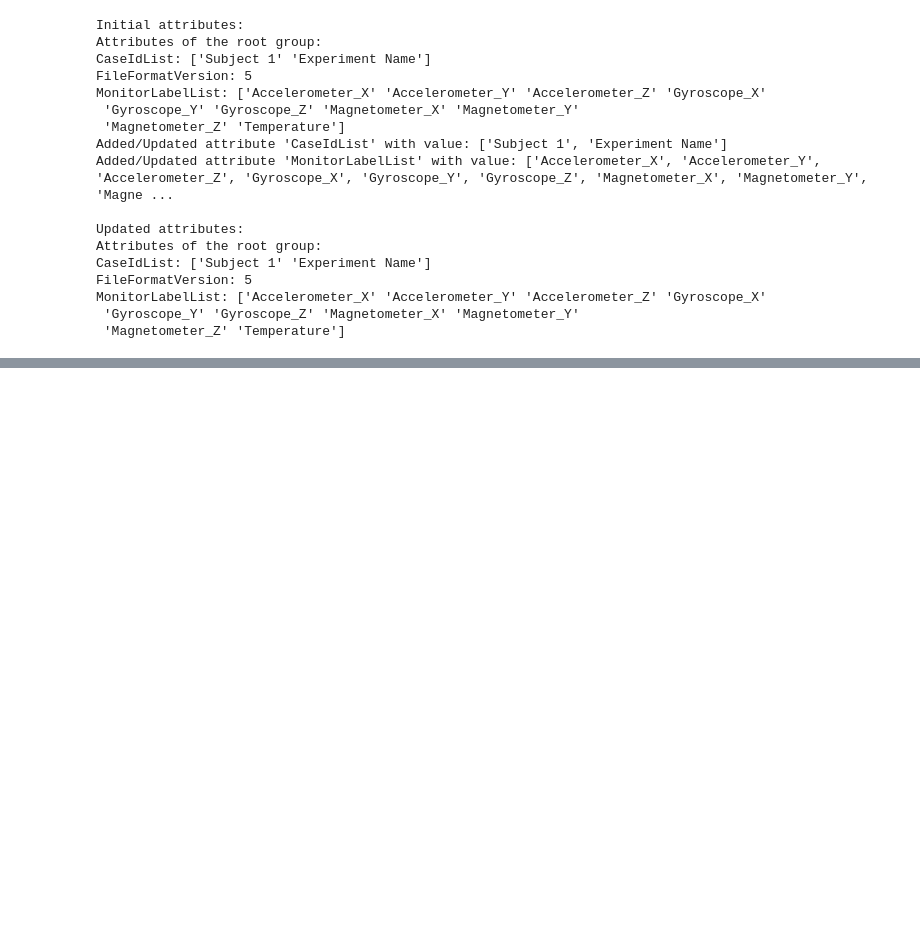
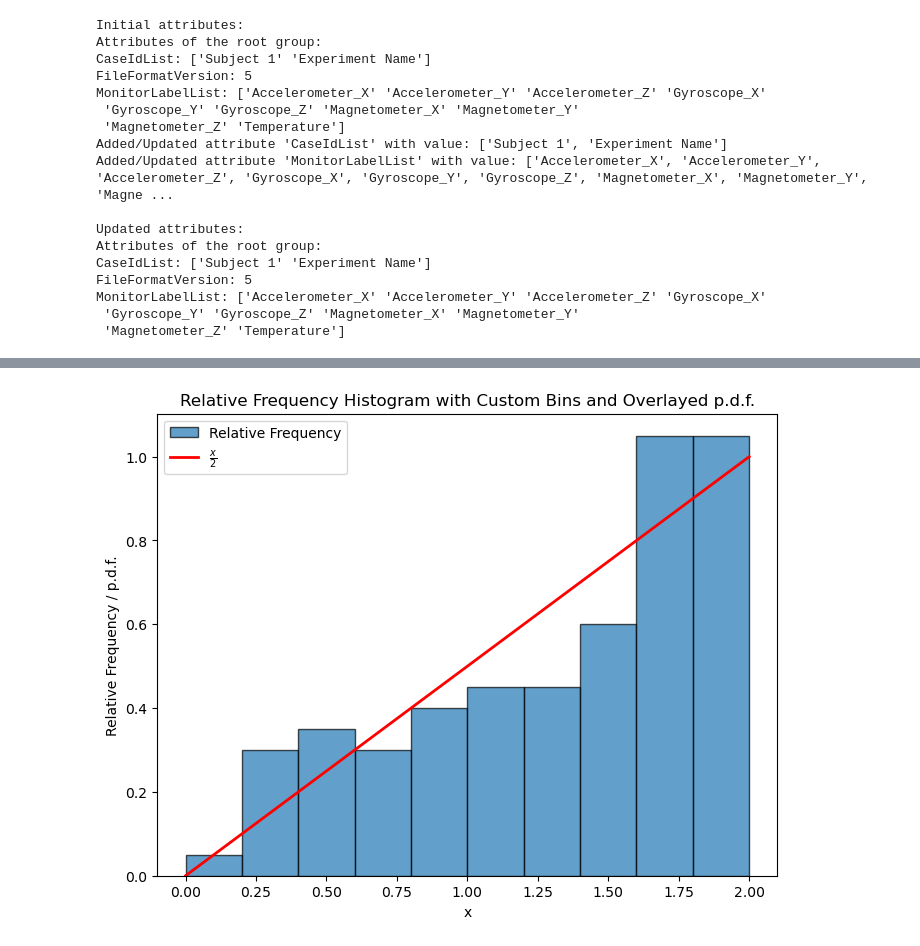
Before and after one commit to NathanG1en/NGMTWorkSpace, a Jupyter notebook: NGMT/EditingH5.ipynb, the cells around one changed output, grey strips where cells are left out. Drawn from its saved outputs; the diff is of its cells as text; code cells hidden in the pictures; blank space fills up the shorter version.

```diff
--- a/NGMT/EditingH5.ipynb
+++ b/NGMT/EditingH5.ipynb
@@ -87,0 +229,45 @@ MonitorLabelList: ['Accelerometer_X' 'Accelerometer_Y' 'Accelerometer_Z' 'Gyrosc
+# %%
+import numpy as np
+import matplotlib.pyplot as plt
+import pandas as pd
+
+# Given data
+data = [
+    0.19, 0.25, 0.26, 0.26, 0.28, 0.31, 0.39, 0.42, 0.44, 0.45,
+    0.48, 0.53, 0.54, 0.57, 0.66, 0.69, 0.70, 0.72, 0.73, 0.79,
+    0.83, 0.85, 0.87, 0.90, 0.91, 0.94, 0.96, 0.99, 1.01, 1.02,
+    1.02, 1.03, 1.05, 1.07, 1.13, 1.13, 1.14, 1.20, 1.22, 1.27,
+    1.28, 1.30, 1.34, 1.34, 1.37, 1.39, 1.40, 1.43, 1.43, 1.46,
+    1.49, 1.50, 1.51, 1.53, 1.54, 1.56, 1.56, 1.57, 1.60, 1.60,
+    1.61, 1.62, 1.62, 1.62, 1.63, 1.64, 1.66, 1.67, 1.70, 1.71,
+    1.71, 1.71, 1.72, 1.73, 1.73, 1.74, 1.75, 1.76, 1.77, 1.80,
+    1.81, 1.84, 1.85, 1.85, 1.86, 1.87, 1.87, 1.88, 1.90, 1.91,
+    1.91, 1.92, 1.92, 1.93, 1.93, 1.93, 1.94, 1.95, 1.98, 1.99
+]
+
+# Define the custom bins
+bins = [0.00, 0.20, 0.40, 0.60, 0.80, 1.00, 1.20, 1.40, 1.60, 1.80, 2.00]
+
+# Create a relative frequency histogram with custom bins
+plt.figure(figsize=(8, 6))
+plt.hist(data, bins=bins, density=True, edgecolor='black', alpha=0.7, label='Relative Frequency')
+
+# Define the p.d.f. function f(x) = x / 2
+x = np.linspace(0, 2, 100)
+pdf = x / 2
+
+# Overlay the p.d.f. on the histogram
+plt.plot(x, pdf, 'r-', label=r'$\frac{x}{2}$', linewidth=2)
+
+# Add labels and title
+plt.xlabel('x')
+plt.ylabel('Relative Frequency / p.d.f.')
+plt.title('Relative Frequency Histogram with Custom Bins and Overlayed p.d.f.')
+
+# Add a legend
+plt.legend()
+
+# Display the plot
+plt.show()
+# %% [output]
+[figure, added]
```
Also changed, not shown: parts of 4 cells of this notebook, 6 other files.
